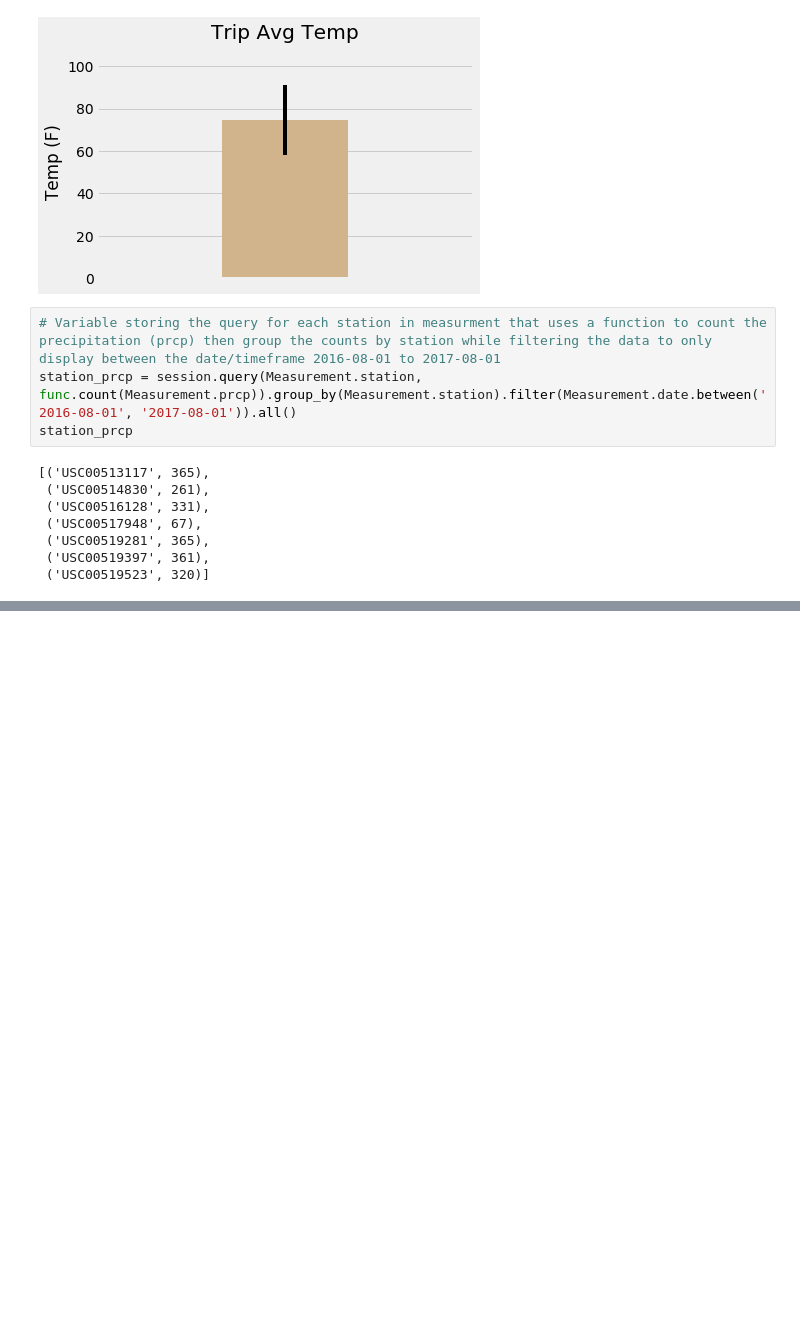
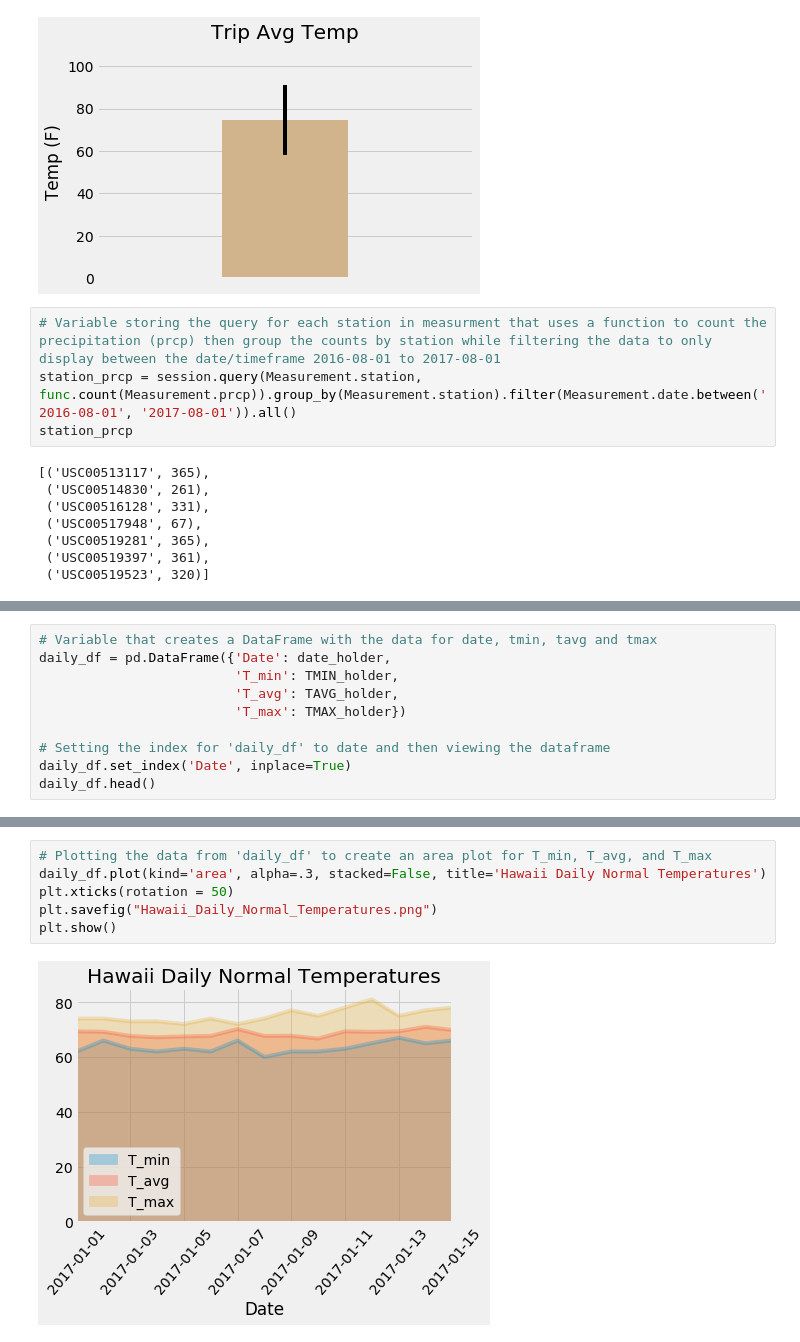
Before and after one commit to benjaminpodell/Advanced_Data_Storage_and_Retrieval_Hw_8, a Jupyter notebook: climate_analysis.ipynb, the cells around one changed output, grey strips where cells are left out. Drawn from its saved outputs; the diff is of its cells as text; blank space fills up the shorter version.

```diff
--- a/my_climate_analysis.ipynb
+++ b/climate_analysis.ipynb
@@ -266,0 +333,10 @@ month_day_query
+# %%
+# Variable that creates a DataFrame with the data for date, tmin, tavg and tmax
+daily_df = pd.DataFrame({'Date': date_holder,
+                         'T_min': TMIN_holder,
+                         'T_avg': TAVG_holder,
+                         'T_max': TMAX_holder})
+
+# Setting the index for 'daily_df' to date and then viewing the dataframe
+daily_df.set_index('Date', inplace=True)
+daily_df.head()
@@ -266,0 +351,8 @@ month_day_query
+# %%
+# Plotting the data from 'daily_df' to create an area plot for T_min, T_avg, and T_max
+daily_df.plot(kind='area', alpha=.3, stacked=False, title='Hawaii Daily Normal Temperatures')
+plt.xticks(rotation = 50)
+plt.savefig("Hawaii_Daily_Normal_Temperatures.png")
+plt.show()
+# %% [output]
+[figure, added]
```
Also changed, not shown: parts of 7 cells of this notebook, 12 other files.
